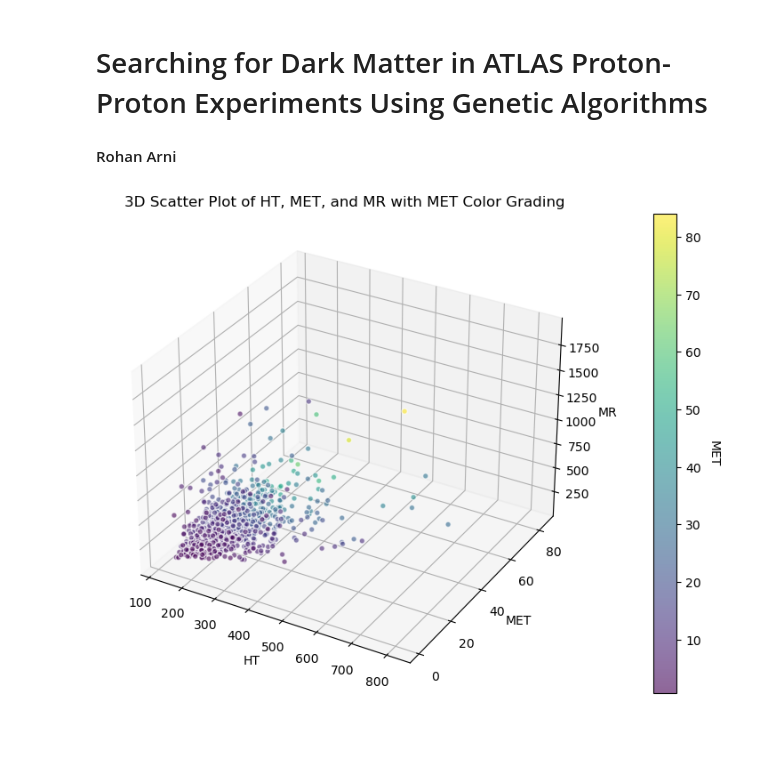
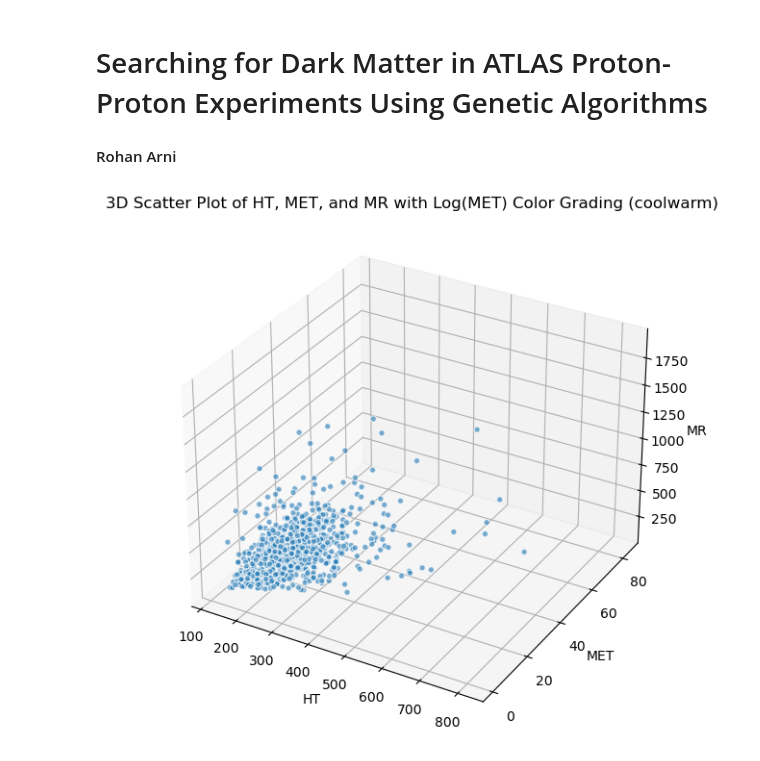
Before and after one commit to rtenacity/dark-matter-genetic, a Jupyter notebook: main.ipynb, the cells around one changed output. Cells and saved outputs as stored; diff of their text form; code cells hidden in the pictures; blank space fills up the shorter version.

```diff
--- a/main.ipynb
+++ b/main.ipynb
@@ -14,17 +14,15 @@ subset_data = dataset.sample(n=1000, random_state=42)
 # %%
 fig = plt.figure(figsize=(10, 7))
 ax = fig.add_subplot(111, projection='3d')
 
-sc = ax.scatter(subset_data['HT'], subset_data['MET'], subset_data['MR'], c=subset_data['MET'], cmap='viridis', alpha=0.6, edgecolors='w')
+
+sc = ax.scatter(subset_data['HT'], subset_data['MET'], subset_data['MR'],  alpha=0.6, edgecolors='w', marker='o')
 
 ax.set_xlabel('HT')
 ax.set_ylabel('MET')
 ax.set_zlabel('MR')
-ax.set_title('3D Scatter Plot of HT, MET, and MR with MET Color Grading')
-
-cbar = plt.colorbar(sc, ax=ax, pad=0.1)
-cbar.set_label('MET', rotation=270, labelpad=15)
+ax.set_title('3D Scatter Plot of HT, MET, and MR with Log(MET) Color Grading (coolwarm)')
 
 plt.show()
 # %% [output]
-[figure, old version]
+[figure, new version]
```
